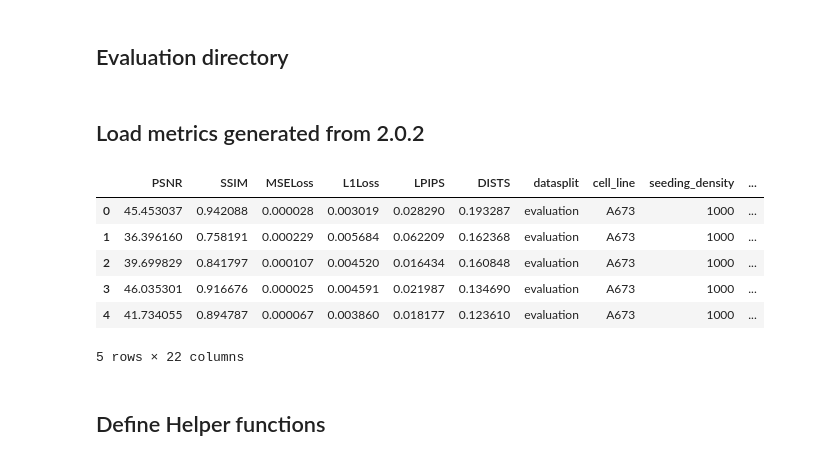
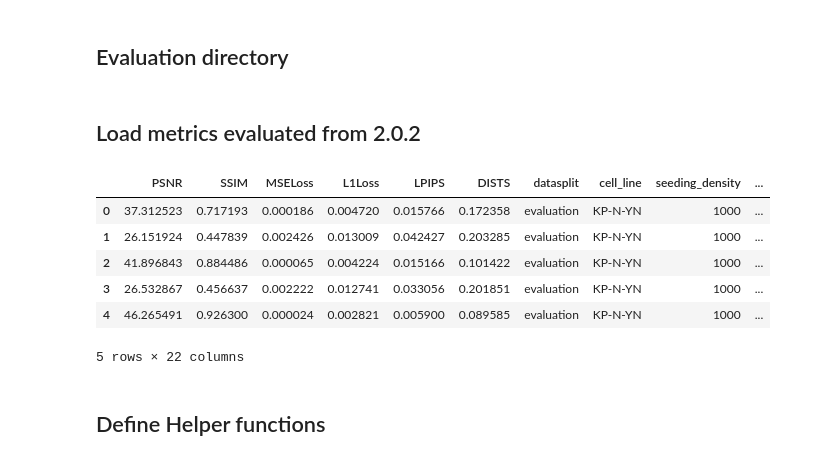
Before and after one commit to wli51/pediatric_cancer_atlas_analysis, a Jupyter notebook: 2.model_training/2.1.fnet_training/2.1.3.generate_fnet_eval_summary_plots.ipynb, the cells around one changed output. Saved outputs shown, nothing was run; the diff lists cells and outputs as text; code cells hidden in the pictures.

Commit message:
Modified and re-ran notebbok for summary plot generation so it collects the metrics csvs per condition instead of relying on a single concatenated metrics file

```diff
--- a/2.model_training/2.1.fnet_training/2.1.3.generate_fnet_eval_summary_plots.ipynb
+++ b/2.model_training/2.1.fnet_training/2.1.3.generate_fnet_eval_summary_plots.ipynb
@@ -10,26 +10,30 @@ import PyComplexHeatmap as pch
 ## Evaluation directory
 # %%
 EVALUATION_DIR = pathlib.Path('.').absolute() / 'evaluation'
-ALL_METRICS_FILE = EVALUATION_DIR / "all_metrics.csv"
+METRICS_DIR = EVALUATION_DIR / 'intermediate'
 
-assert ALL_METRICS_FILE.exists(), f"File {ALL_METRICS_FILE} does not exist"
+assert METRICS_DIR.exists(), f"Directory {METRICS_DIR} does not exist"
 
 PLOT_SAVE_DIR = EVALUATION_DIR / "summary_plots"
 PLOT_SAVE_DIR.mkdir(exist_ok=True)
 # %% [markdown]
-## Load metrics generated from 2.0.2
+## Load metrics evaluated from 2.0.2
 # %%
-all_metrics_df = pd.read_csv(ALL_METRICS_FILE)
+all_metrics_df = pd.DataFrame()
+for metrics_file in METRICS_DIR.glob('*.csv'):
+    metrics_df = pd.read_csv(metrics_file)
+    all_metrics_df = pd.concat([all_metrics_df, metrics_df])
+
 all_metrics_df['confluence_group'] = all_metrics_df['run_name'].str.extract(r'FNet_train_(.+?)_confluence_.+')
 all_metrics_df['platemap_file'] = all_metrics_df['platemap_file'].apply(lambda x: 'Plate1' if 'Plate1' in x else 'Plate2')
 all_metrics_df.head()
 # %% [output]
 |  | PSNR | SSIM | MSELoss | L1Loss | LPIPS | DISTS | datasplit | cell_line | seeding_density | ... |
-| 0 | 45.453037 | 0.942088 | 0.000028 | 0.003019 | 0.028290 | 0.193287 | evaluation | A673 | 1000 | ... |
-| 1 | 36.396160 | 0.758191 | 0.000229 | 0.005684 | 0.062209 | 0.162368 | evaluation | A673 | 1000 | ... |
-| 2 | 39.699829 | 0.841797 | 0.000107 | 0.004520 | 0.016434 | 0.160848 | evaluation | A673 | 1000 | ... |
-| 3 | 46.035301 | 0.916676 | 0.000025 | 0.004591 | 0.021987 | 0.134690 | evaluation | A673 | 1000 | ... |
-| 4 | 41.734055 | 0.894787 | 0.000067 | 0.003860 | 0.018177 | 0.123610 | evaluation | A673 | 1000 | ... |
+| 0 | 37.312523 | 0.717193 | 0.000186 | 0.004720 | 0.015766 | 0.172358 | evaluation | KP-N-YN | 1000 | ... |
+| 1 | 26.151924 | 0.447839 | 0.002426 | 0.013009 | 0.042427 | 0.203285 | evaluation | KP-N-YN | 1000 | ... |
+| 2 | 41.896843 | 0.884486 | 0.000065 | 0.004224 | 0.015166 | 0.101422 | evaluation | KP-N-YN | 1000 | ... |
+| 3 | 26.532867 | 0.456637 | 0.002222 | 0.012741 | 0.033056 | 0.201851 | evaluation | KP-N-YN | 1000 | ... |
+| 4 | 46.265491 | 0.926300 | 0.000024 | 0.002821 | 0.005900 | 0.089585 | evaluation | KP-N-YN | 1000 | ... |
 5 rows × 22 columns
 # %% [markdown]
 ## Define Helper functions
```
Also changed, not shown: parts of 1 cell of this notebook.
